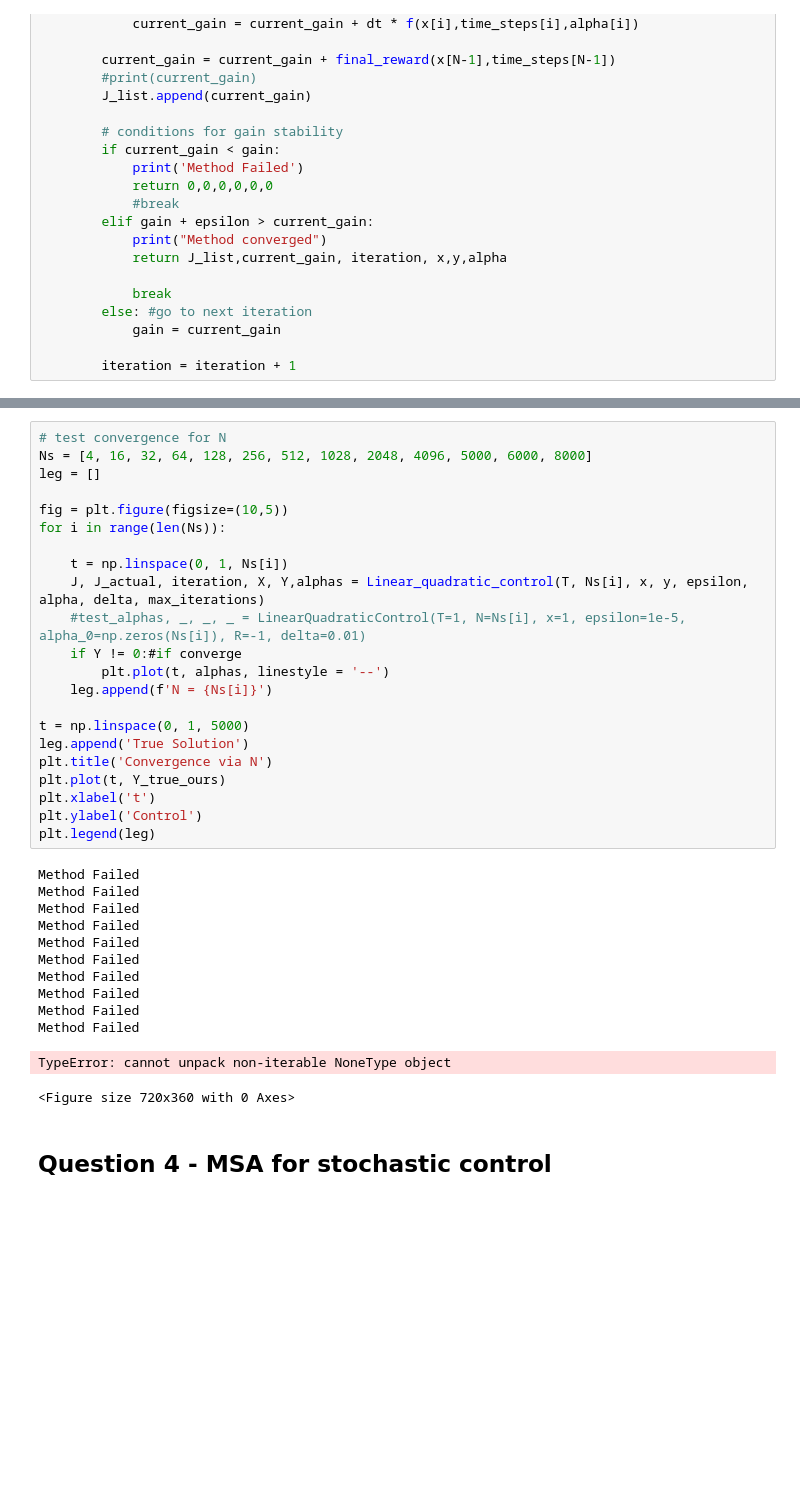
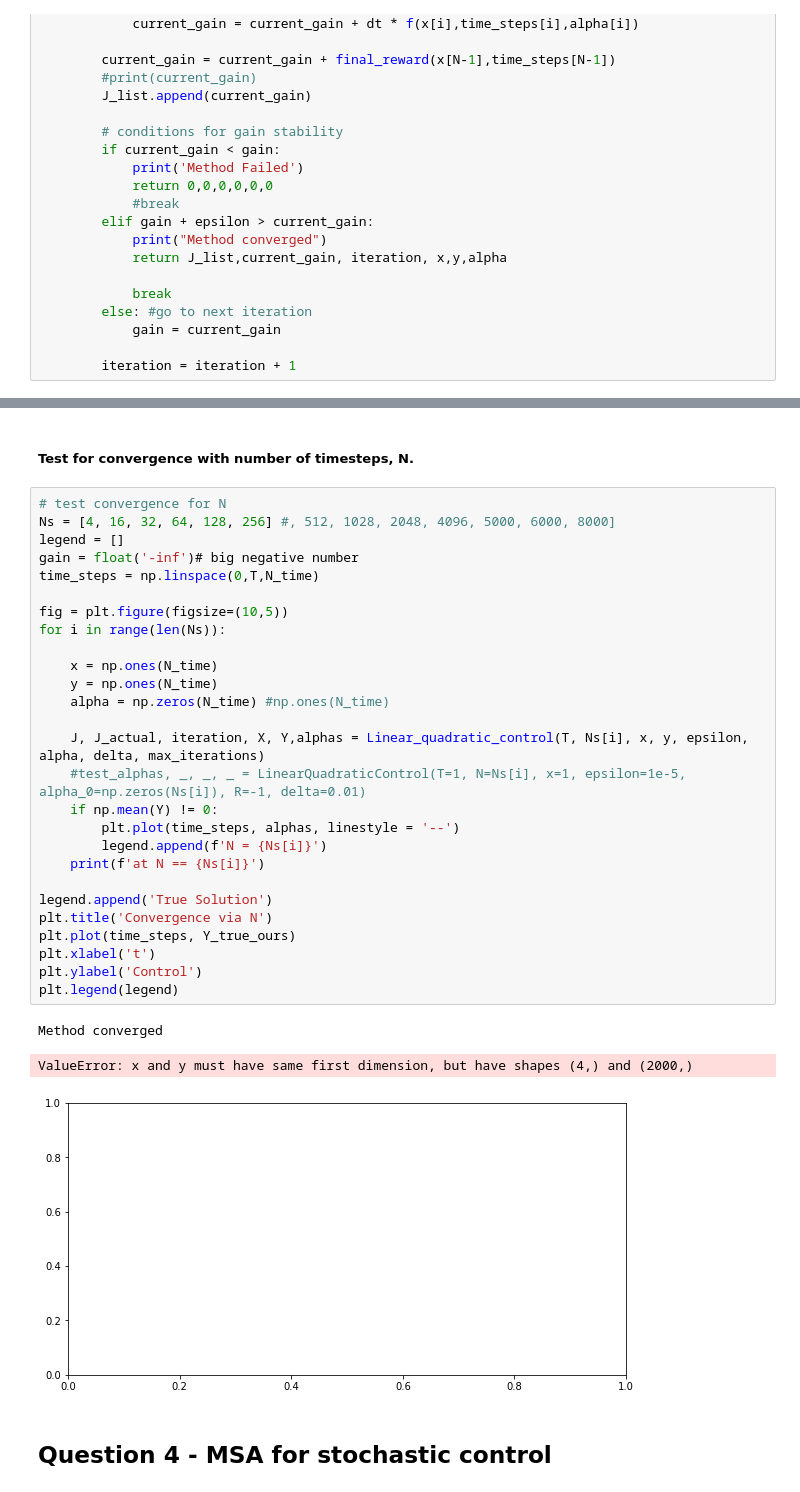
Before and after one commit to s2133934/SCDAA_CW_2021, a Jupyter notebook: notebook.ipynb, the cells around one changed output, grey strips where cells are left out. Cells and saved outputs as stored; diff of their text form; blank space fills up the shorter version.

```diff
--- a/notebook.ipynb
+++ b/notebook.ipynb
@@ -835,37 +846,35 @@ Method Failed
+# %% [markdown]
+##### Test for convergence with number of timesteps, N.
 # %%
 # test convergence for N
-Ns = [4, 16, 32, 64, 128, 256, 512, 1028, 2048, 4096, 5000, 6000, 8000]
-leg = []
+Ns = [4, 16, 32, 64, 128, 256] #, 512, 1028, 2048, 4096, 5000, 6000, 8000]
+legend = []
+gain = float('-inf')# big negative number
+time_steps = np.linspace(0,T,N_time)
 
 fig = plt.figure(figsize=(10,5))
 for i in range(len(Ns)):
 
-    t = np.linspace(0, 1, Ns[i])
+    x = np.ones(N_time)
+    y = np.ones(N_time)
+    alpha = np.zeros(N_time) #np.ones(N_time)
+
     J, J_actual, iteration, X, Y,alphas = Linear_quadratic_control(T, Ns[i], x, y, epsilon, alpha, delta, max_iterations)
     #test_alphas, _, _, _ = LinearQuadraticControl(T=1, N=Ns[i], x=1, epsilon=1e-5, alpha_0=np.zeros(Ns[i]), R=-1, delta=0.01)
-    if Y != 0:#if converge
-        plt.plot(t, alphas, linestyle = '--')
-    leg.append(f'N = {Ns[i]}')
+    if np.mean(Y) != 0:
+        plt.plot(time_steps, alphas, linestyle = '--')
+        legend.append(f'N = {Ns[i]}')
+    print(f'at N == {Ns[i]}')
 
-t = np.linspace(0, 1, 5000)
-leg.append('True Solution')
+legend.append('True Solution')
 plt.title('Convergence via N')
-plt.plot(t, Y_true_ours)
+plt.plot(time_steps, Y_true_ours)
 plt.xlabel('t')
 plt.ylabel('Control')
-plt.legend(leg)
+plt.legend(legend)
 # %% [output]
-Method Failed
-Method Failed
-Method Failed
-Method Failed
-Method Failed
-Method Failed
-Method Failed
-Method Failed
-Method Failed
-Method Failed
+Method converged
-TypeError: cannot unpack non-iterable NoneType object
+ValueError: x and y must have same first dimension, but have shapes (4,) and (2000,)
-<Figure size 720x360 with 0 Axes>
+[figure, added]
 # %% [markdown]
 ## Question 4 - MSA for stochastic control
```
Also changed, not shown: parts of 52 cells of this notebook.
